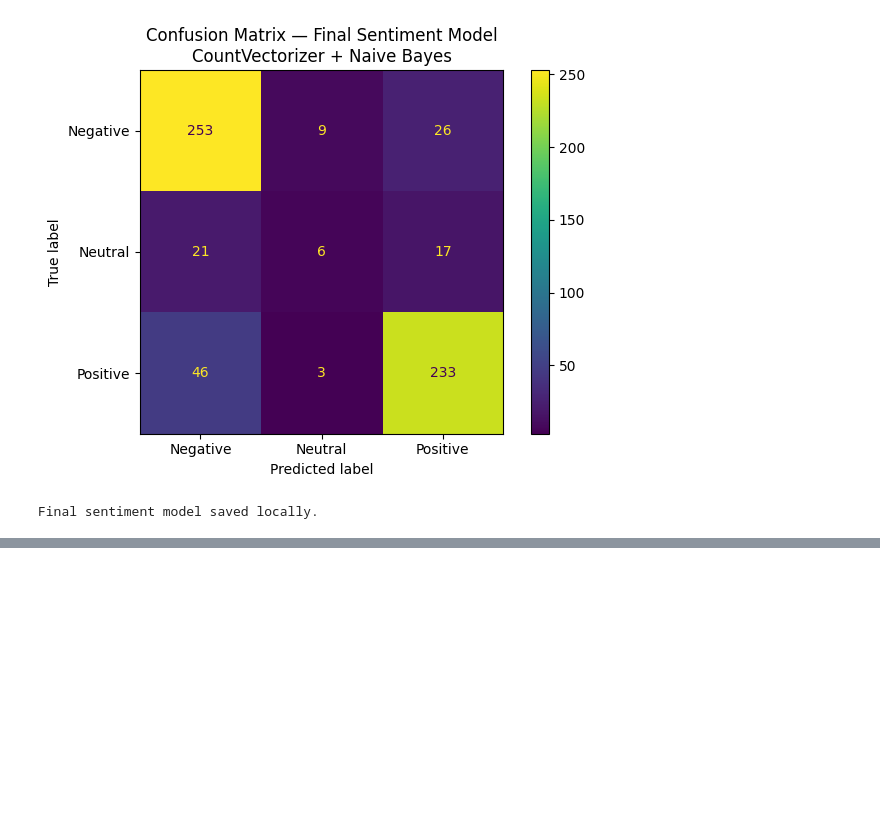
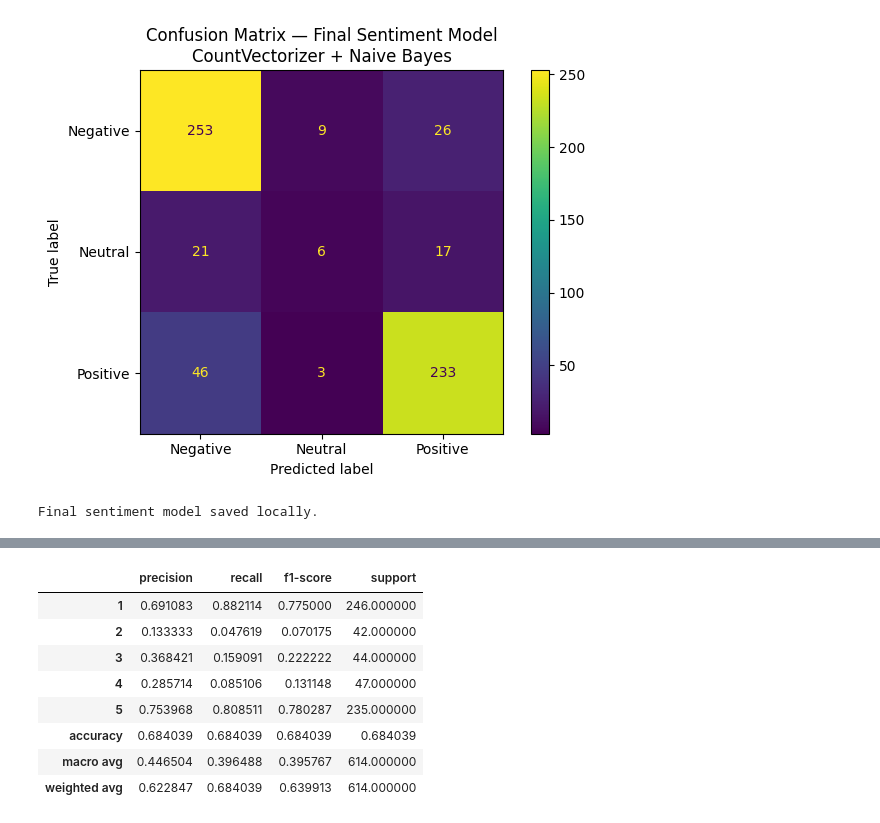
Before and after one commit to jay050699/energy-app-review-sentiment-rating-prediction, a Jupyter notebook: notebooks/03_model_training_evaluation.ipynb, the cells around one changed output, grey strips where cells are left out. Saved outputs shown, nothing was run; the diff lists cells and outputs as text; code cells hidden in the pictures; blank space fills up the shorter version.

```diff
--- a/notebooks/03_model_training_evaluation.ipynb
+++ b/notebooks/03_model_training_evaluation.ipynb
@@ -747,0 +869,17 @@ The remaining challenge is the neutral class, which is harder to classify becaus
+# %%
+X_train_rating, X_test_rating, y_train_rating, y_test_rating = train_test_split(
+    X_rating,
+    y_rating,
+    test_size=0.2,
+    random_state=42,
+    stratify=y_rating
+)
+
+print("Training samples:", X_train_rating.shape[0])
+print("Testing samples:", X_test_rating.shape[0])
+
+print("\nTraining rating distribution:")
+print(y_train_rating.value_counts().sort_index())
+
+print("\nTesting rating distribution:")
+print(y_test_rating.value_counts().sort_index())
@@ -747,0 +1085,25 @@ The remaining challenge is the neutral class, which is harder to classify becaus
+# %%
+report_count_nb_rating = classification_report(
+    y_test_rating,
+    y_pred_count_nb_rating,
+    output_dict=True,
+    zero_division=0
+)
+
+report_count_nb_rating_df = pd.DataFrame(report_count_nb_rating).transpose()
+
+report_count_nb_rating_df.to_csv(
+    "../reports/classification_report_count_nb_rating.csv"
+)
+
+report_count_nb_rating_df
+# %% [output]
+|  | precision | recall | f1-score | support |
+| 1 | 0.691083 | 0.882114 | 0.775000 | 246.000000 |
+| 2 | 0.133333 | 0.047619 | 0.070175 | 42.000000 |
+| 3 | 0.368421 | 0.159091 | 0.222222 | 44.000000 |
+| 4 | 0.285714 | 0.085106 | 0.131148 | 47.000000 |
+| 5 | 0.753968 | 0.808511 | 0.780287 | 235.000000 |
+| accuracy | 0.684039 | 0.684039 | 0.684039 | 0.684039 |
+| macro avg | 0.446504 | 0.396488 | 0.395767 | 614.000000 |
+| weighted avg | 0.622847 | 0.684039 | 0.639913 | 614.000000 |
```
Also changed, not shown: parts of 21 cells of this notebook, 5 other files.
